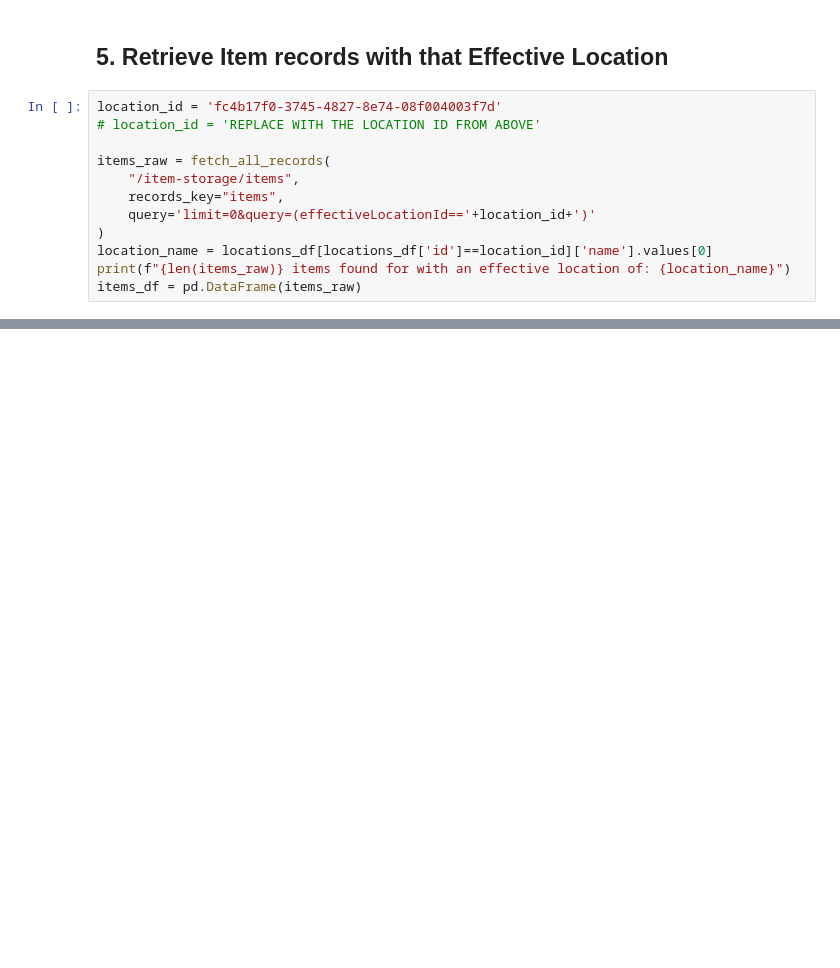
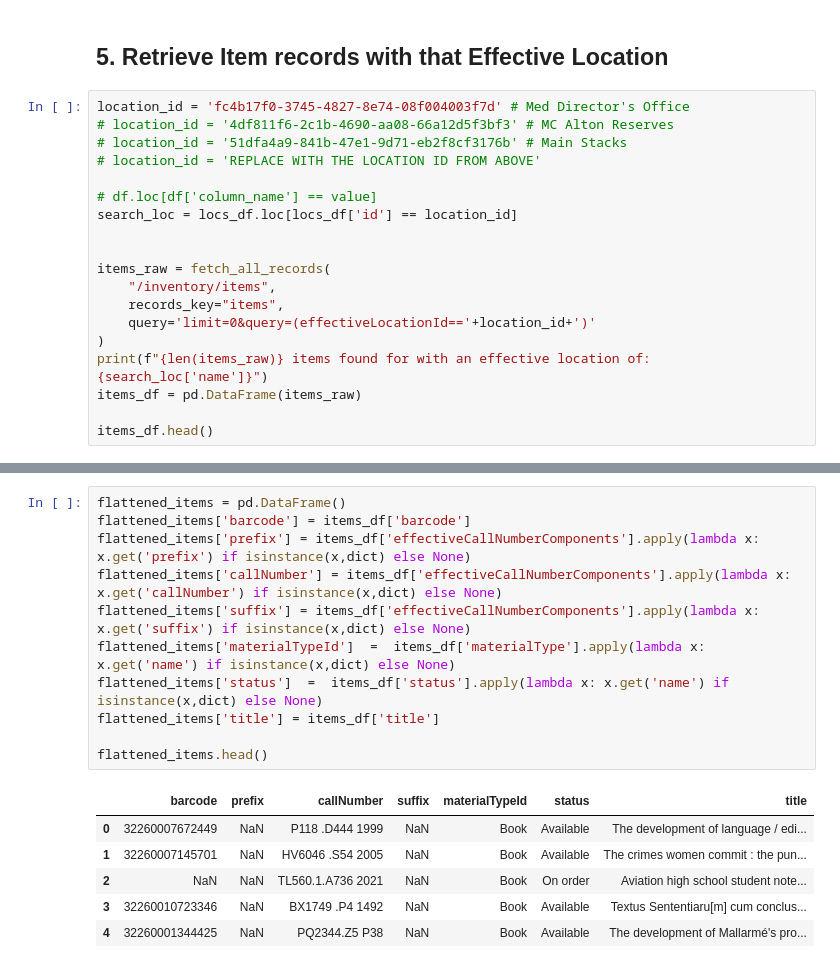
Before and after one commit to ChristineMcClureEBSCO/Intro-to-FOLIO-APIS---Jupyter-Notebooks, a Jupyter notebook: shelf list by location.ipynb, the cells around one changed output, grey strips where cells are left out. Saved outputs shown, nothing was run; the diff lists cells and outputs as text; blank space fills up the shorter version.

```diff
--- a/shelf list by location.ipynb
+++ b/shelf list by location.ipynb
@@ -87,15 +84,22 @@ https://api-demo.folio.ebsco.com/locations?limit=100&offset=0&query=isActive%3D%
 # %% [markdown]
 ## 5. Retrieve Item records with that Effective Location
 # %%
-location_id = 'fc4b17f0-3745-4827-8e74-08f004003f7d'
+location_id = 'fc4b17f0-3745-4827-8e74-08f004003f7d' # Med Director's Office
+# location_id = '4df811f6-2c1b-4690-aa08-66a12d5f3bf3' # MC Alton Reserves
+# location_id = '51dfa4a9-841b-47e1-9d71-eb2f8cf3176b' # Main Stacks
 # location_id = 'REPLACE WITH THE LOCATION ID FROM ABOVE'
 
+# df.loc[df['column_name'] == value]
+search_loc = locs_df.loc[locs_df['id'] == location_id]
+
+
 items_raw = fetch_all_records(
-    "/item-storage/items",
+    "/inventory/items",
     records_key="items",
     query='limit=0&query=(effectiveLocationId=='+location_id+')'
 )
-location_name = locations_df[locations_df['id']==location_id]['name'].values[0]
-print(f"{len(items_raw)} items found for with an effective location of: {location_name}")
+print(f"{len(items_raw)} items found for with an effective location of: {search_loc['name']}")
 items_df = pd.DataFrame(items_raw)
+
+items_df.head()
 # %% [output]
@@ -116,0 +118,18 @@ https://api-demo.folio.ebsco.com/material-types?limit=99&offset=0
+# %%
+flattened_items = pd.DataFrame()
+flattened_items['barcode'] = items_df['barcode']
+flattened_items['prefix'] = items_df['effectiveCallNumberComponents'].apply(lambda x: x.get('prefix') if isinstance(x,dict) else None)
+flattened_items['callNumber'] = items_df['effectiveCallNumberComponents'].apply(lambda x: x.get('callNumber') if isinstance(x,dict) else None)
+flattened_items['suffix'] = items_df['effectiveCallNumberComponents'].apply(lambda x: x.get('suffix') if isinstance(x,dict) else None)
+flattened_items['materialTypeId']  =  items_df['materialType'].apply(lambda x: x.get('name') if isinstance(x,dict) else None)
+flattened_items['status']  =  items_df['status'].apply(lambda x: x.get('name') if isinstance(x,dict) else None)
+flattened_items['title'] = items_df['title']
+
+flattened_items.head()
+# %% [output]
+|  | barcode | prefix | callNumber | suffix | materialTypeId | status | title |
+| 0 | 32260007672449 | NaN | P118 .D444 1999 | NaN | Book | Available | The development of language / edi... |
+| 1 | 32260007145701 | NaN | HV6046 .S54 2005 | NaN | Book | Available | The crimes women commit : the pun... |
+| 2 | NaN | NaN | TL560.1.A736 2021 | NaN | Book | On order | Aviation high school student note... |
+| 3 | 32260010723346 | NaN | BX1749 .P4 1492 | NaN | Book | Available | Textus Sententiaru[m] cum conclus... |
+| 4 | 32260001344425 | NaN | PQ2344.Z5 P38 | NaN | Book | Available | The development of Mallarmé's pro... |
```
Also changed, not shown: parts of 9 cells of this notebook.
